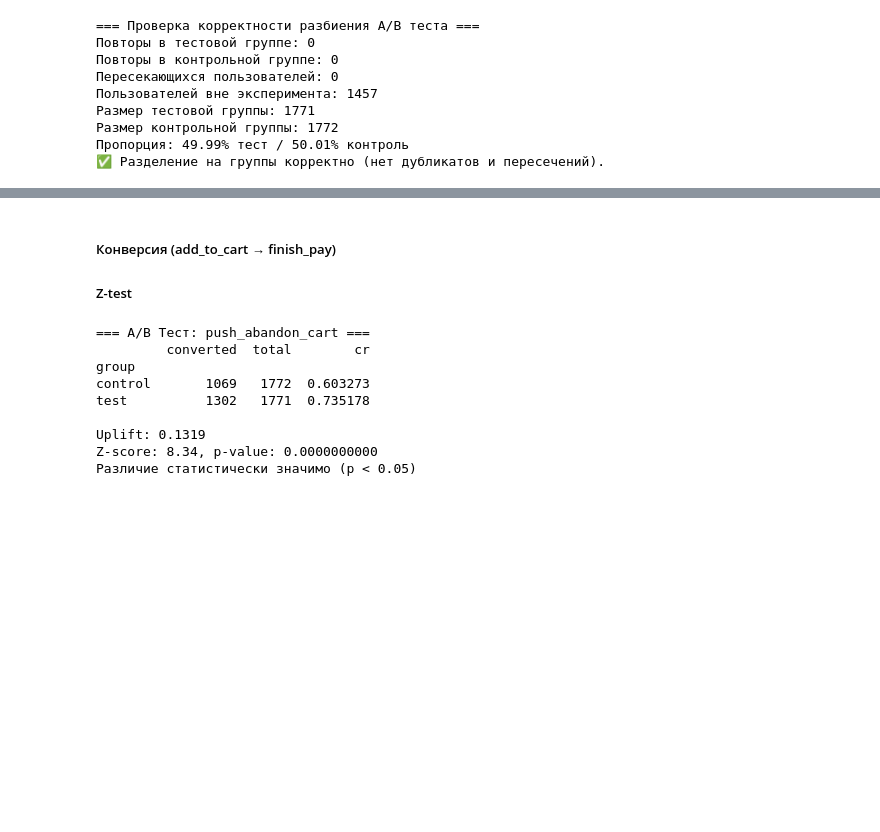
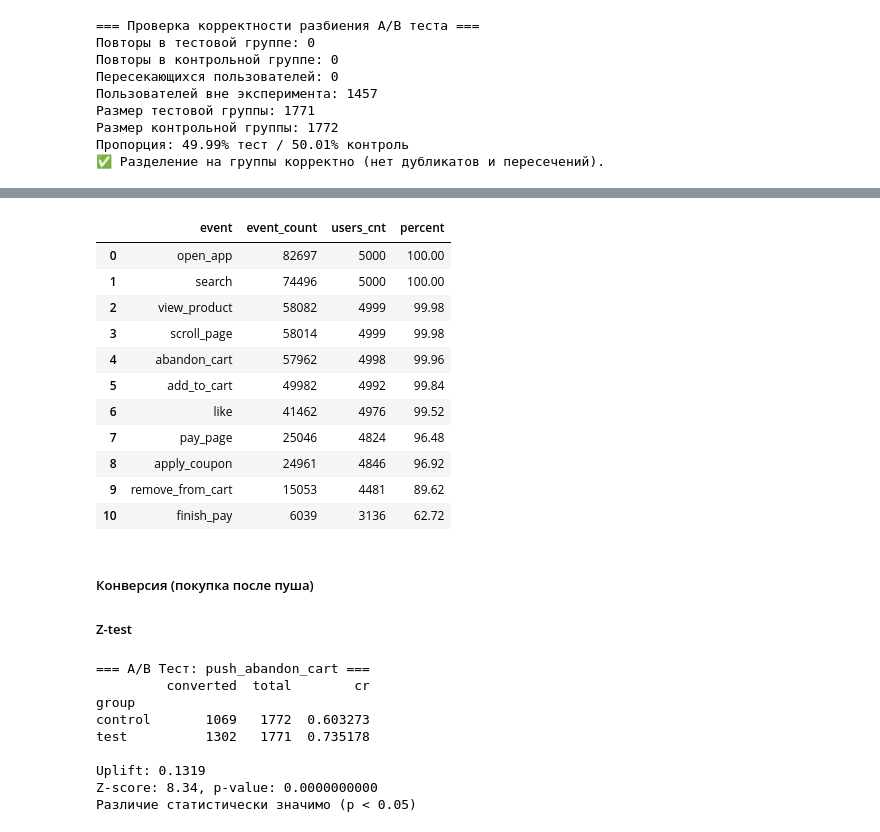
Before and after one commit to dobrosha/Product-analytics, a Jupyter notebook: e-commerce/Yandex_lavka/lavka_анализ_кампаний.ipynb, the cells around one changed output, grey strips where cells are left out. Cells and saved outputs as stored; diff of their text form; code cells hidden in the pictures; blank space fills up the shorter version.

```diff
--- a/e-commerce/Yandex_lavka/lavka_анализ_кампаний.ipynb
+++ b/e-commerce/Yandex_lavka/lavka_анализ_кампаний.ipynb
@@ -179,0 +183,3 @@ else:
+# %%
+events_count = events_df['event'].value_counts().to_frame().rename({'event':'sum_clicks'}, axis=1)
+events_count
@@ -180,5 +199,29 @@ else:
+# %%
+def unique_users(event):
+    event_df = events_df[events_df['event'] == event]
+    return event_df['user_id'].nunique()
+
+events_count = events_count.reset_index()
+events_count.columns = ['event', 'event_count']
+
+events_count['users_cnt'] = events_count['event'].apply(unique_users)
+events_count['percent'] = events_count['users_cnt'].apply(lambda x: round(x/5000*100, 2))
+events_count
+# %% [output]
+|  | event | event_count | users_cnt | percent |
+| 0 | open_app | 82697 | 5000 | 100.00 |
+| 1 | search | 74496 | 5000 | 100.00 |
+| 2 | view_product | 58082 | 4999 | 99.98 |
+| 3 | scroll_page | 58014 | 4999 | 99.98 |
+| 4 | abandon_cart | 57962 | 4998 | 99.96 |
+| 5 | add_to_cart | 49982 | 4992 | 99.84 |
+| 6 | like | 41462 | 4976 | 99.52 |
+| 7 | pay_page | 25046 | 4824 | 96.48 |
+| 8 | apply_coupon | 24961 | 4846 | 96.92 |
+| 9 | remove_from_cart | 15053 | 4481 | 89.62 |
+| 10 | finish_pay | 6039 | 3136 | 62.72 |
 # %% [markdown]
-##### Конверсия (add_to_cart → finish_pay)
+##### Конверсия (покупка после пуша)
 
 ##### Z-test
 # %%
```
Also changed, not shown: parts of 14 cells of this notebook.
